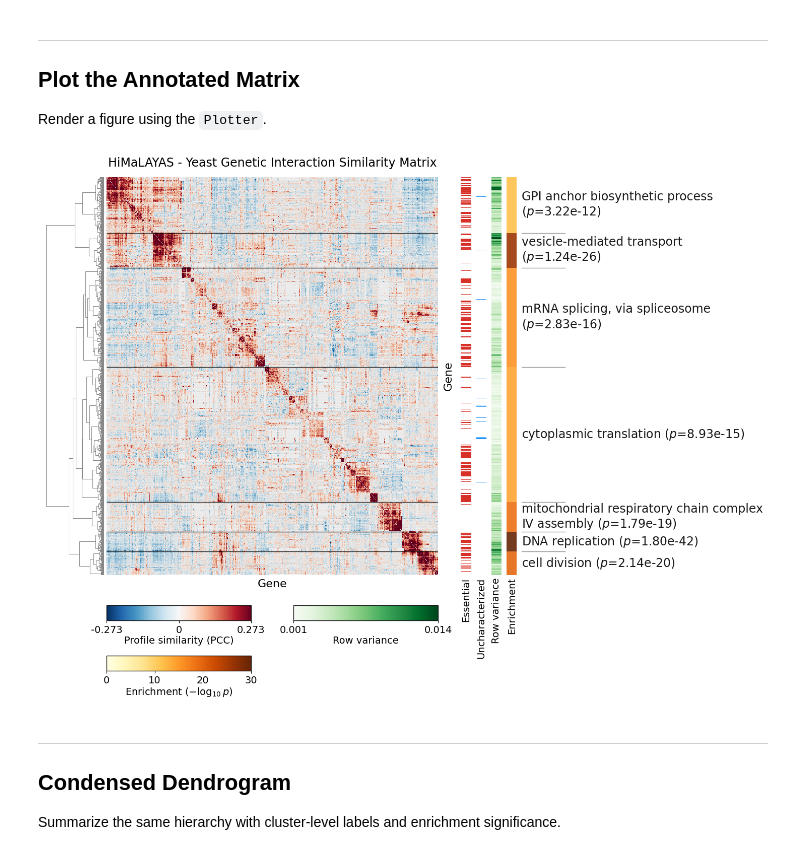
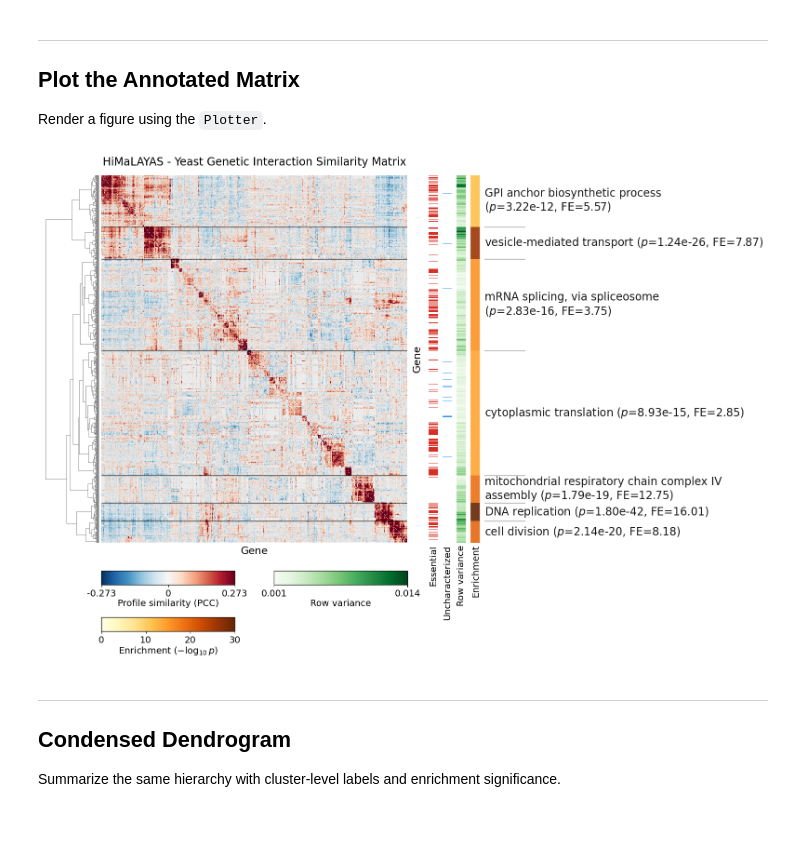
Before and after one commit to himalayas-base/himalayas-docs, a Jupyter notebook: notebooks/quickstart.ipynb, the cells around one changed output. Cells and saved outputs as stored; diff of their text form; code cells hidden in the pictures; blank space fills up the shorter version.

```diff
--- a/notebooks/quickstart.ipynb
+++ b/notebooks/quickstart.ipynb
@@ -405,7 +399,7 @@ plotter = (
         label_mode="top_term",
         max_words=24,
         wrap_text=True,
-        wrap_width=40,
+        wrap_width=50,
         overflow="wrap",
         font="DejaVu Sans",
         fontsize=17,
@@ -414,7 +408,8 @@ plotter = (
         placeholder_text="—",
         placeholder_color="#b22222",
         placeholder_alpha=0.6,
-        label_fields=("label", "p"),
+        label_fields=("label", "p", "fe"),
+        label_prefix=None,
         boundary_color=LABEL_COLOR,
         boundary_lw=1,
         boundary_alpha=0.8,
@@ -487,34 +482,34 @@ plotter = (
         cmap="Greens",
         norm=Normalize(row_variance_min, row_variance_max),
         label="Row variance",
         ticks=[row_variance_min, row_variance_max],
     )
     .add_colorbar(
         name="enrichment",
         cmap="YlOrBr",
         norm=Normalize(0, 30),
         label=r"Enrichment ($-\log_{10}p$)",
         ticks=[0, 10, 20, 30],
     )
     .plot_colorbars(
         ncols=2,
         height=0.13,
         gap=0.06,
         hpad=0.06,
         vpad=0.07,
         fontsize=14,
         font="DejaVu Sans",
         color=LABEL_COLOR,
         border_color=LABEL_COLOR,
         border_width=1.0,
         border_alpha=0.9,
         tick_decimals=3,
     )
 )
 
 plotter.show()
 # %% [output]
-[figure, old version]
+[figure, new version]
 # %% [markdown]
 ---
 
```
Also changed, not shown: parts of 5 cells of this notebook, 1 other file.
